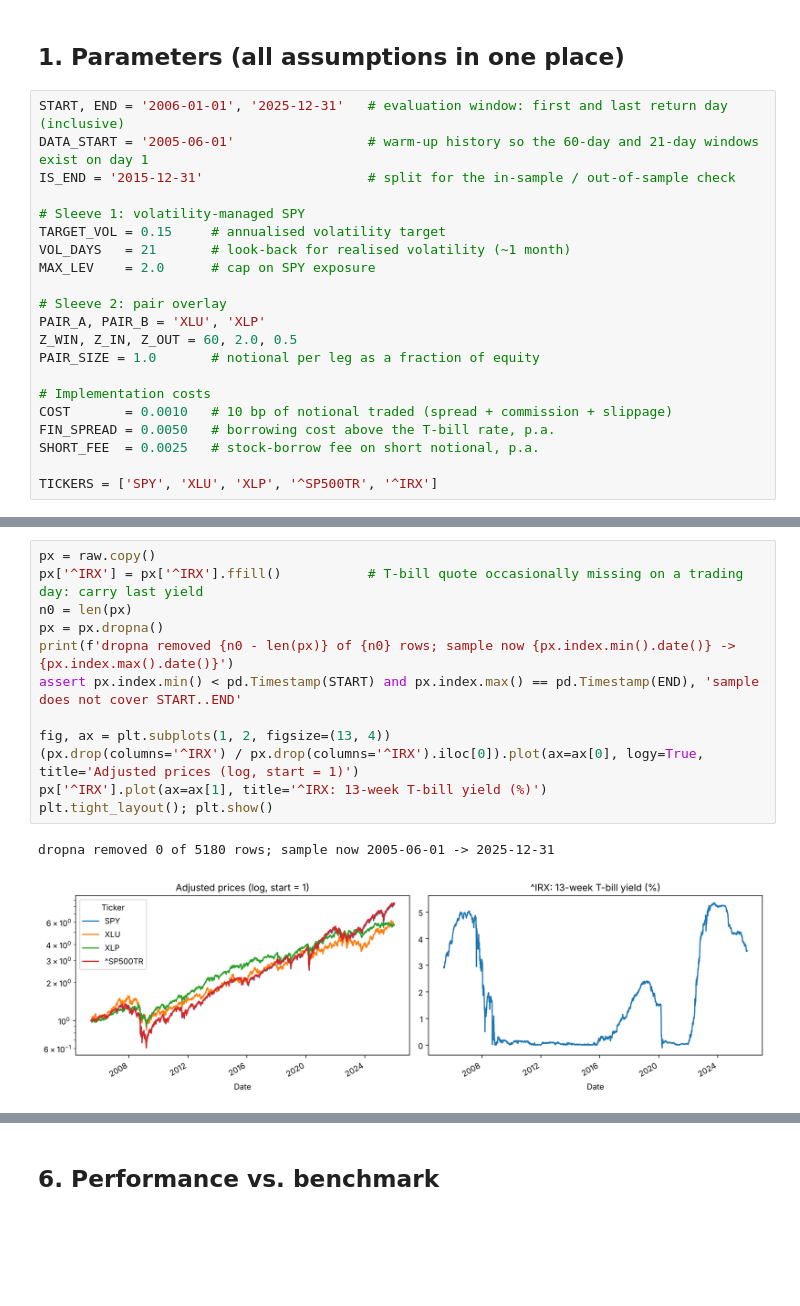
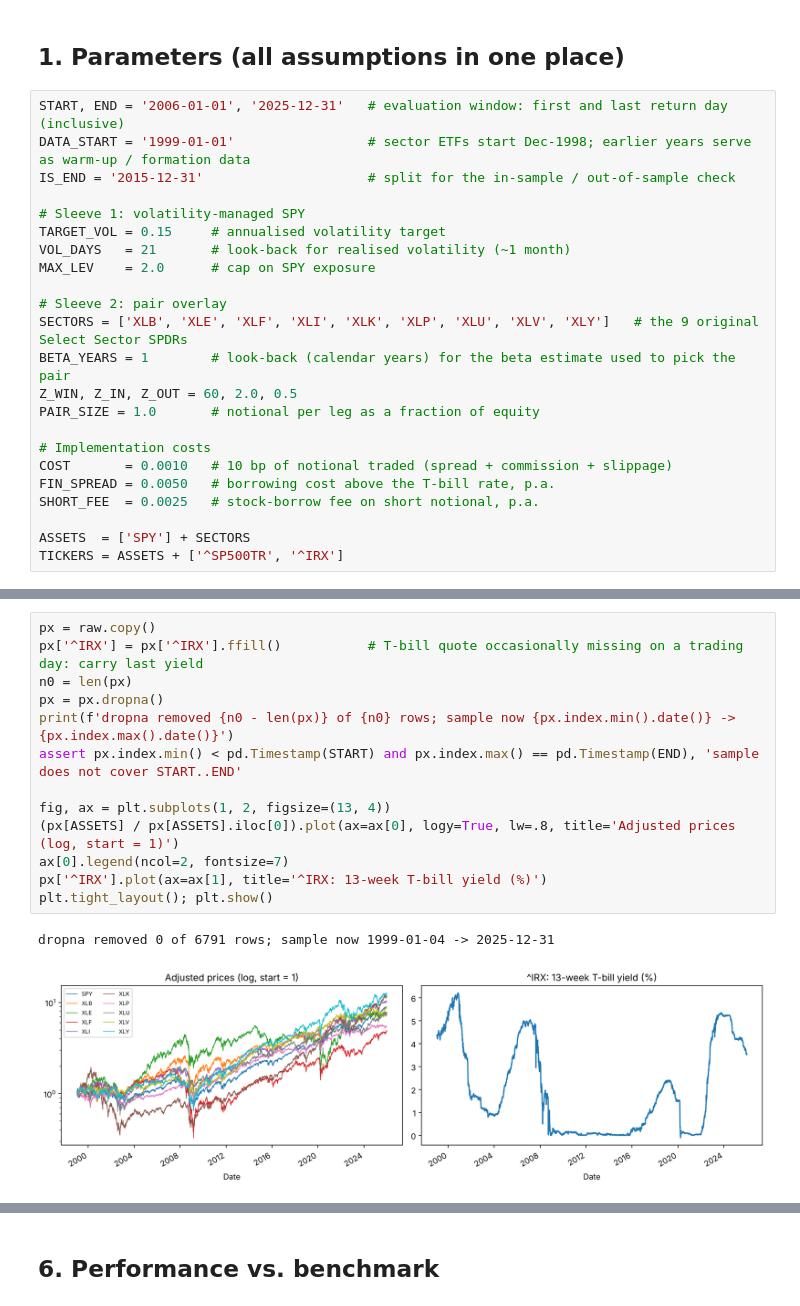
Before and after one commit to Ben10Nova/FinancialModellingGroupN, a Jupyter notebook: FM_GroupN_backtest.ipynb, the cells around one changed output, grey strips where cells are left out. Cells and saved outputs as stored; diff of their text form; blank space fills up the shorter version.

```diff
--- a/FM_GroupN_backtest.ipynb
+++ b/FM_GroupN_backtest.ipynb
@@ -30,7 +30,7 @@ yfinance 1.8.0 | pandas 3.0.5
 ## 1. Parameters (all assumptions in one place)
 # %%
 START, END = '2006-01-01', '2025-12-31'   # evaluation window: first and last return day (inclusive)
-DATA_START = '2005-06-01'                 # warm-up history so the 60-day and 21-day windows exist on day 1
+DATA_START = '1999-01-01'                 # sector ETFs start Dec-1998; earlier years serve as warm-up / formation data
 IS_END = '2015-12-31'                     # split for the in-sample / out-of-sample check
 
 # Sleeve 1: volatility-managed SPY
@@ -39,7 +39,8 @@ VOL_DAYS   = 21       # look-back for realised volatility (~1 month)
 MAX_LEV    = 2.0      # cap on SPY exposure
 
 # Sleeve 2: pair overlay
-PAIR_A, PAIR_B = 'XLU', 'XLP'
+SECTORS = ['XLB', 'XLE', 'XLF', 'XLI', 'XLK', 'XLP', 'XLU', 'XLV', 'XLY']   # the 9 original Select Sector SPDRs
+BETA_YEARS = 1        # look-back (calendar years) for the beta estimate used to pick the pair
 Z_WIN, Z_IN, Z_OUT = 60, 2.0, 0.5
 PAIR_SIZE = 1.0       # notional per leg as a fraction of equity
 
@@ -48,7 +49,8 @@ COST       = 0.0010   # 10 bp of notional traded (spread + commission + slippage
 FIN_SPREAD = 0.0050   # borrowing cost above the T-bill rate, p.a.
 SHORT_FEE  = 0.0025   # stock-borrow fee on short notional, p.a.
 
-TICKERS = ['SPY', 'XLU', 'XLP', '^SP500TR', '^IRX']
+ASSETS  = ['SPY'] + SECTORS
+TICKERS = ASSETS + ['^SP500TR', '^IRX']
 # %% [markdown]
 ## 2. Data
 * **Source:** Yahoo Finance through the `yfinance` API.
@@ -77,16 +87,17 @@ XLP         0
 # %%
 px = raw.copy()
 px['^IRX'] = px['^IRX'].ffill()           # T-bill quote occasionally missing on a trading day: carry last yield
 n0 = len(px)
 px = px.dropna()
 print(f'dropna removed {n0 - len(px)} of {n0} rows; sample now {px.index.min().date()} -> {px.index.max().date()}')
 assert px.index.min() < pd.Timestamp(START) and px.index.max() == pd.Timestamp(END), 'sample does not cover START..END'
 
 fig, ax = plt.subplots(1, 2, figsize=(13, 4))
-(px.drop(columns='^IRX') / px.drop(columns='^IRX').iloc[0]).plot(ax=ax[0], logy=True, title='Adjusted prices (log, start = 1)')
+(px[ASSETS] / px[ASSETS].iloc[0]).plot(ax=ax[0], logy=True, lw=.8, title='Adjusted prices (log, start = 1)')
+ax[0].legend(ncol=2, fontsize=7)
 px['^IRX'].plot(ax=ax[1], title='^IRX: 13-week T-bill yield (%)')
 plt.tight_layout(); plt.show()
 # %% [output]
-dropna removed 0 of 5180 rows; sample now 2005-06-01 -> 2025-12-31
+dropna removed 0 of 6791 rows; sample now 1999-01-04 -> 2025-12-31
-[figure, old version]
+[figure, new version]
 # %%
```
Also changed, not shown: parts of 26 cells of this notebook, 4 other files.
